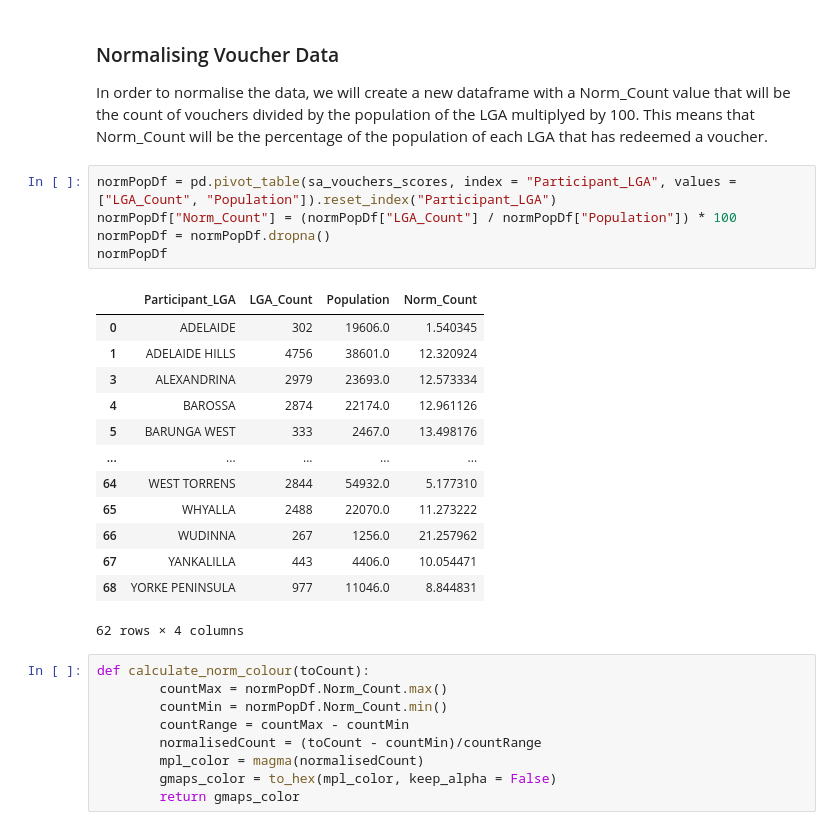
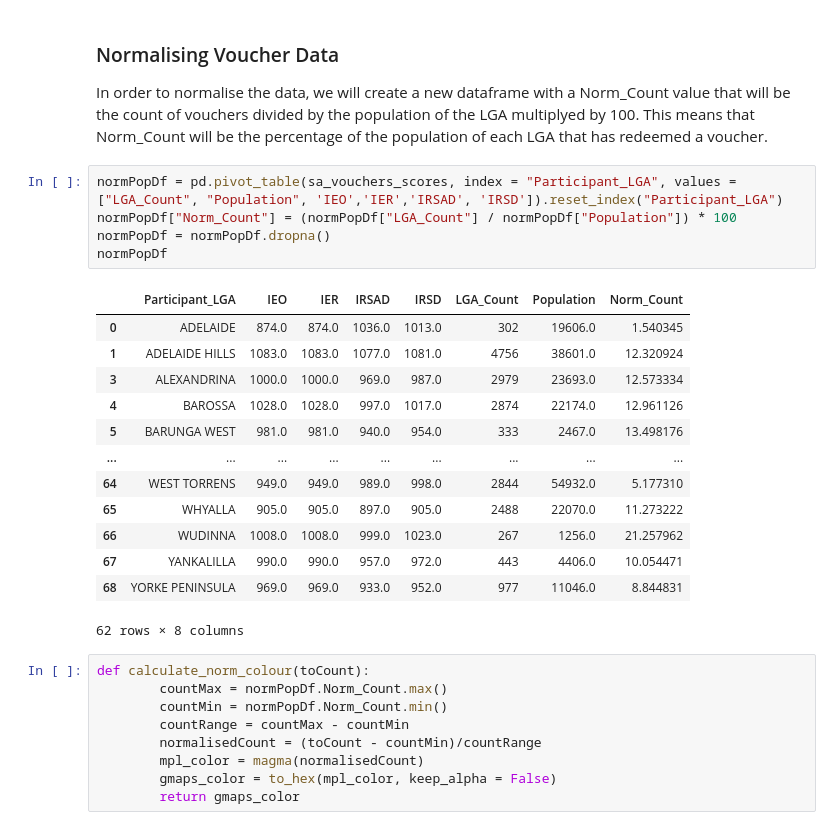
Before and after one commit to liamflannery/data-science-portfolio-liamflannery, a Jupyter notebook: Portfolio 2.ipynb, the cells around one changed output. Saved outputs shown, nothing was run; the diff lists cells and outputs as text.

```diff
--- a/Portfolio 2.ipynb
+++ b/Portfolio 2.ipynb
@@ -344,24 +350,24 @@ As possible explanation for the voucher distribution being so concentrated withi
 ### Normalising Voucher Data
 In order to normalise the data, we will create a new dataframe with a Norm_Count value that will be the count of vouchers divided by the population of the LGA multiplyed by 100. This means that Norm_Count will be the percentage of the population of each LGA that has redeemed a voucher.
 # %%
-normPopDf = pd.pivot_table(sa_vouchers_scores, index = "Participant_LGA", values = ["LGA_Count", "Population"]).reset_index("Participant_LGA")
+normPopDf = pd.pivot_table(sa_vouchers_scores, index = "Participant_LGA", values = ["LGA_Count", "Population", 'IEO','IER','IRSAD', 'IRSD']).reset_index("Participant_LGA")
 normPopDf["Norm_Count"] = (normPopDf["LGA_Count"] / normPopDf["Population"]) * 100
 normPopDf = normPopDf.dropna()
 normPopDf
 # %% [output]
-|  | Participant_LGA | LGA_Count | Population | Norm_Count |
-| 0 | ADELAIDE | 302 | 19606.0 | 1.540345 |
-| 1 | ADELAIDE HILLS | 4756 | 38601.0 | 12.320924 |
-| 3 | ALEXANDRINA | 2979 | 23693.0 | 12.573334 |
-| 4 | BAROSSA | 2874 | 22174.0 | 12.961126 |
-| 5 | BARUNGA WEST | 333 | 2467.0 | 13.498176 |
-| ... | ... | ... | ... | ... |
-| 64 | WEST TORRENS | 2844 | 54932.0 | 5.177310 |
-| 65 | WHYALLA | 2488 | 22070.0 | 11.273222 |
-| 66 | WUDINNA | 267 | 1256.0 | 21.257962 |
-| 67 | YANKALILLA | 443 | 4406.0 | 10.054471 |
-| 68 | YORKE PENINSULA | 977 | 11046.0 | 8.844831 |
+|  | Participant_LGA | IEO | IER | IRSAD | IRSD | LGA_Count | Population | Norm_Count |
+| 0 | ADELAIDE | 874.0 | 874.0 | 1036.0 | 1013.0 | 302 | 19606.0 | 1.540345 |
+| 1 | ADELAIDE HILLS | 1083.0 | 1083.0 | 1077.0 | 1081.0 | 4756 | 38601.0 | 12.320924 |
+| 3 | ALEXANDRINA | 1000.0 | 1000.0 | 969.0 | 987.0 | 2979 | 23693.0 | 12.573334 |
+| 4 | BAROSSA | 1028.0 | 1028.0 | 997.0 | 1017.0 | 2874 | 22174.0 | 12.961126 |
+| 5 | BARUNGA WEST | 981.0 | 981.0 | 940.0 | 954.0 | 333 | 2467.0 | 13.498176 |
+| ... | ... | ... | ... | ... | ... | ... | ... | ... |
+| 64 | WEST TORRENS | 949.0 | 949.0 | 989.0 | 998.0 | 2844 | 54932.0 | 5.177310 |
+| 65 | WHYALLA | 905.0 | 905.0 | 897.0 | 905.0 | 2488 | 22070.0 | 11.273222 |
+| 66 | WUDINNA | 1008.0 | 1008.0 | 999.0 | 1023.0 | 267 | 1256.0 | 21.257962 |
+| 67 | YANKALILLA | 990.0 | 990.0 | 957.0 | 972.0 | 443 | 4406.0 | 10.054471 |
+| 68 | YORKE PENINSULA | 969.0 | 969.0 | 933.0 | 952.0 | 977 | 11046.0 | 8.844831 |
-62 rows × 4 columns
+62 rows × 8 columns
 # %%
 def calculate_norm_colour(toCount):
         countMax = normPopDf.Norm_Count.max()
```
Also changed, not shown: parts of 12 cells of this notebook.
